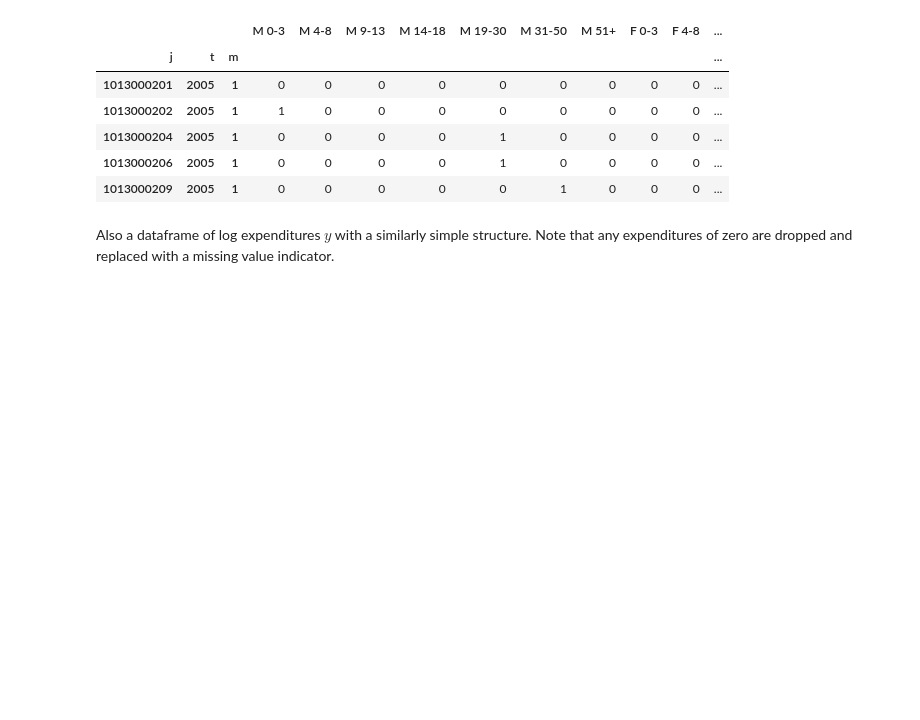
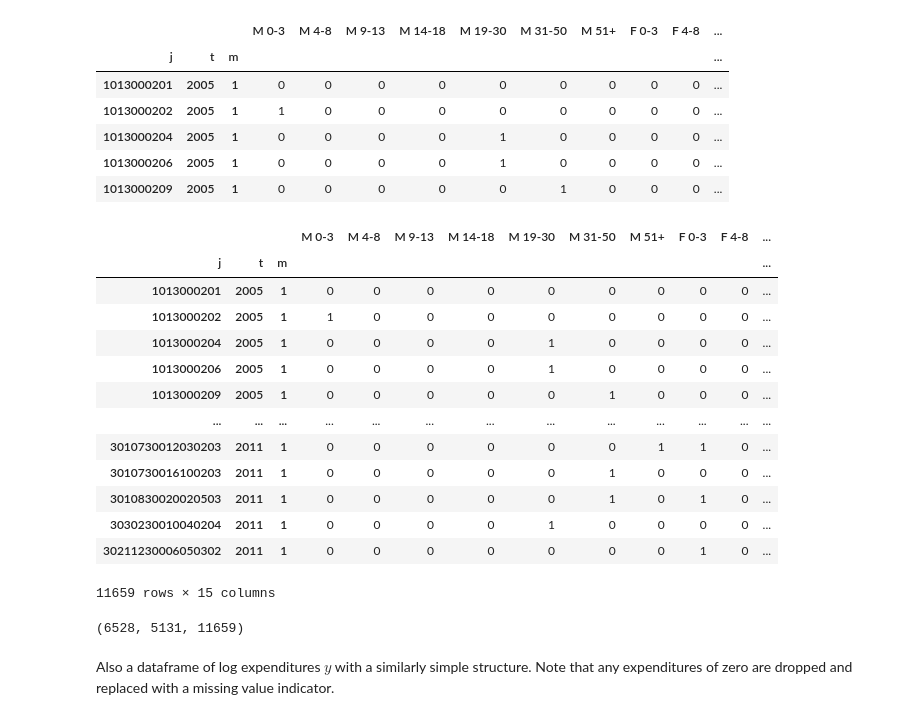
Before and after one commit to aliciazhang/EEP153-Project3, a Jupyter notebook: Team Code/Uganda Data.ipynb, the cells around one changed output. Saved outputs shown, nothing was run; the diff lists cells and outputs as text; code cells hidden in the pictures; blank space fills up the shorter version.

```diff
--- a/Team Code/Uganda Data.ipynb
+++ b/Team Code/Uganda Data.ipynb
@@ -134,3 +129,24 @@ z.head()
 | 1013000204 | 2005 | 1 | 0 | 0 | 0 | 0 | 1 | 0 | 0 | 0 | 0 | ... |
 | 1013000206 | 2005 | 1 | 0 | 0 | 0 | 0 | 1 | 0 | 0 | 0 | 0 | ... |
 | 1013000209 | 2005 | 1 | 0 | 0 | 0 | 0 | 0 | 1 | 0 | 0 | 0 | ... |
+# %%
+z["Family Size"] = np.log(z["M 0-3"] + z["M 4-8"] + z["M 9-13"] + z["M 14-18"] + z["M 19-30"] + z["M 31-50"]+ z["M 51+"] + z["F 0-3"] + z["F 4-8"] + z["F 9-13"] + z["F 14-18"] + z["F 19-30"] + z["F 31-50"]+ z["F 51+"])
+z = z.loc[np.isfinite(z['Family Size'])]
+z
+# some households have no people, get rid of those
+# error should be fine
+# %% [output]
+|  |  |  | M 0-3 | M 4-8 | M 9-13 | M 14-18 | M 19-30 | M 31-50 | M 51+ | F 0-3 | F 4-8 | ... |
+| j | t | m |  |  |  |  |  |  |  |  |  | ... |
+| 1013000201 | 2005 | 1 | 0 | 0 | 0 | 0 | 0 | 0 | 0 | 0 | 0 | ... |
+| 1013000202 | 2005 | 1 | 1 | 0 | 0 | 0 | 0 | 0 | 0 | 0 | 0 | ... |
+| 1013000204 | 2005 | 1 | 0 | 0 | 0 | 0 | 1 | 0 | 0 | 0 | 0 | ... |
+| 1013000206 | 2005 | 1 | 0 | 0 | 0 | 0 | 1 | 0 | 0 | 0 | 0 | ... |
+| 1013000209 | 2005 | 1 | 0 | 0 | 0 | 0 | 0 | 1 | 0 | 0 | 0 | ... |
+| ... | ... | ... | ... | ... | ... | ... | ... | ... | ... | ... | ... | ... |
+| 3010730012030203 | 2011 | 1 | 0 | 0 | 0 | 0 | 0 | 0 | 1 | 1 | 0 | ... |
+| 3010730016100203 | 2011 | 1 | 0 | 0 | 0 | 0 | 0 | 1 | 0 | 0 | 0 | ... |
+| 3010830020020503 | 2011 | 1 | 0 | 0 | 0 | 0 | 0 | 1 | 0 | 1 | 0 | ... |
+| 3030230010040204 | 2011 | 1 | 0 | 0 | 0 | 0 | 1 | 0 | 0 | 0 | 0 | ... |
+| 30211230006050302 | 2011 | 1 | 0 | 0 | 0 | 0 | 0 | 0 | 0 | 1 | 0 | ... |
+11659 rows × 15 columns
@@ -137,3 +158,12 @@ z.head()
+# %%
+without_children_df = z.drop(with_children_df.index)
+# Making a dataframe consisting of families without children
+without_children_id = without_children_df.reset_index()["j"]
+# Need to match j's to consumption j's for families without children
+
+len(with_children_df), len(without_children_id), len(with_children_df) + len(without_children_id)
+# %% [output]
+(6528, 5131, 11659)
 # %% [markdown]
 Also a dataframe of log expenditures $y$ with a similarly simple
 structure.  Note that any expenditures of zero are dropped and
```
Also changed, not shown: parts of 22 cells of this notebook.
